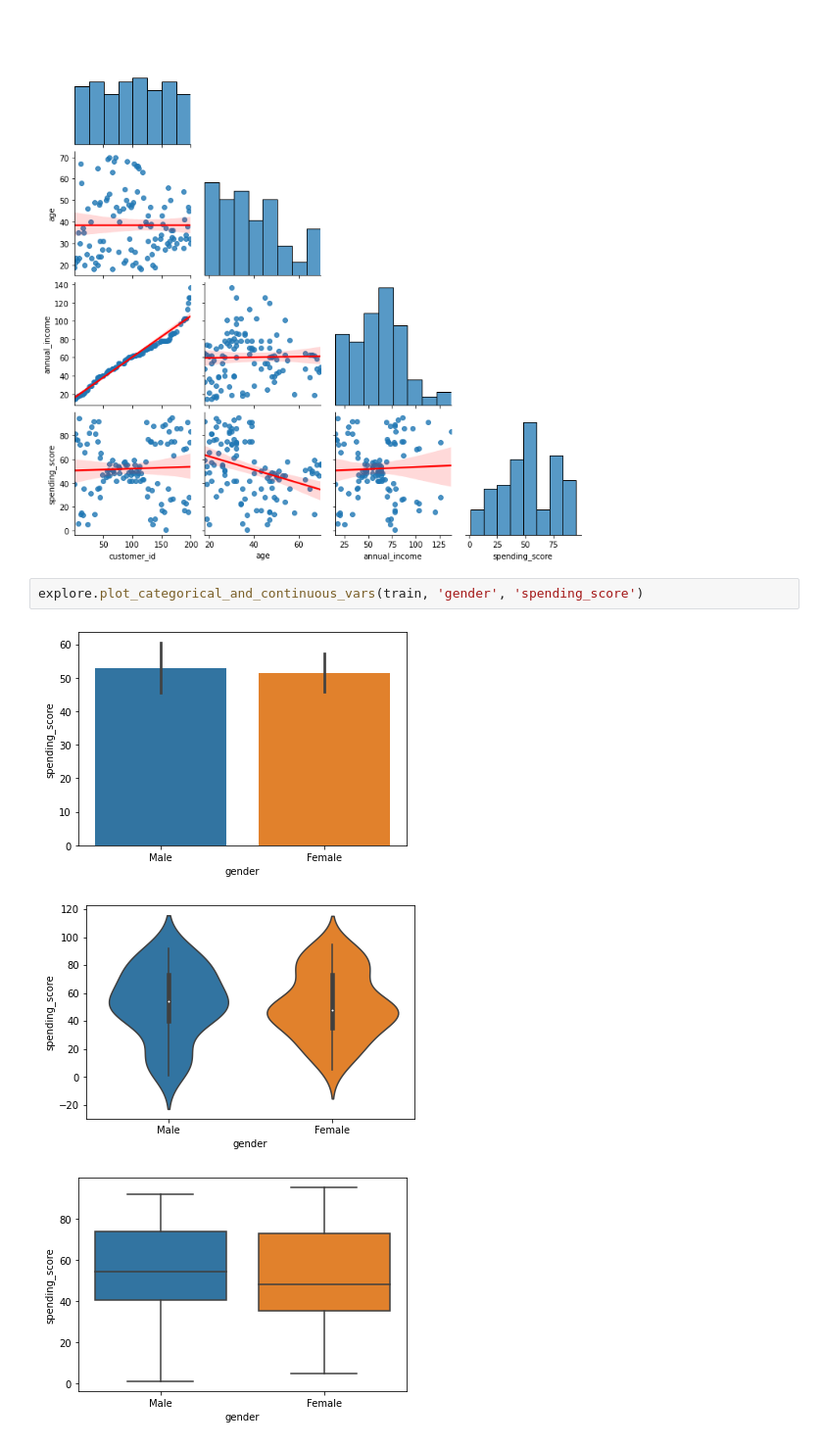
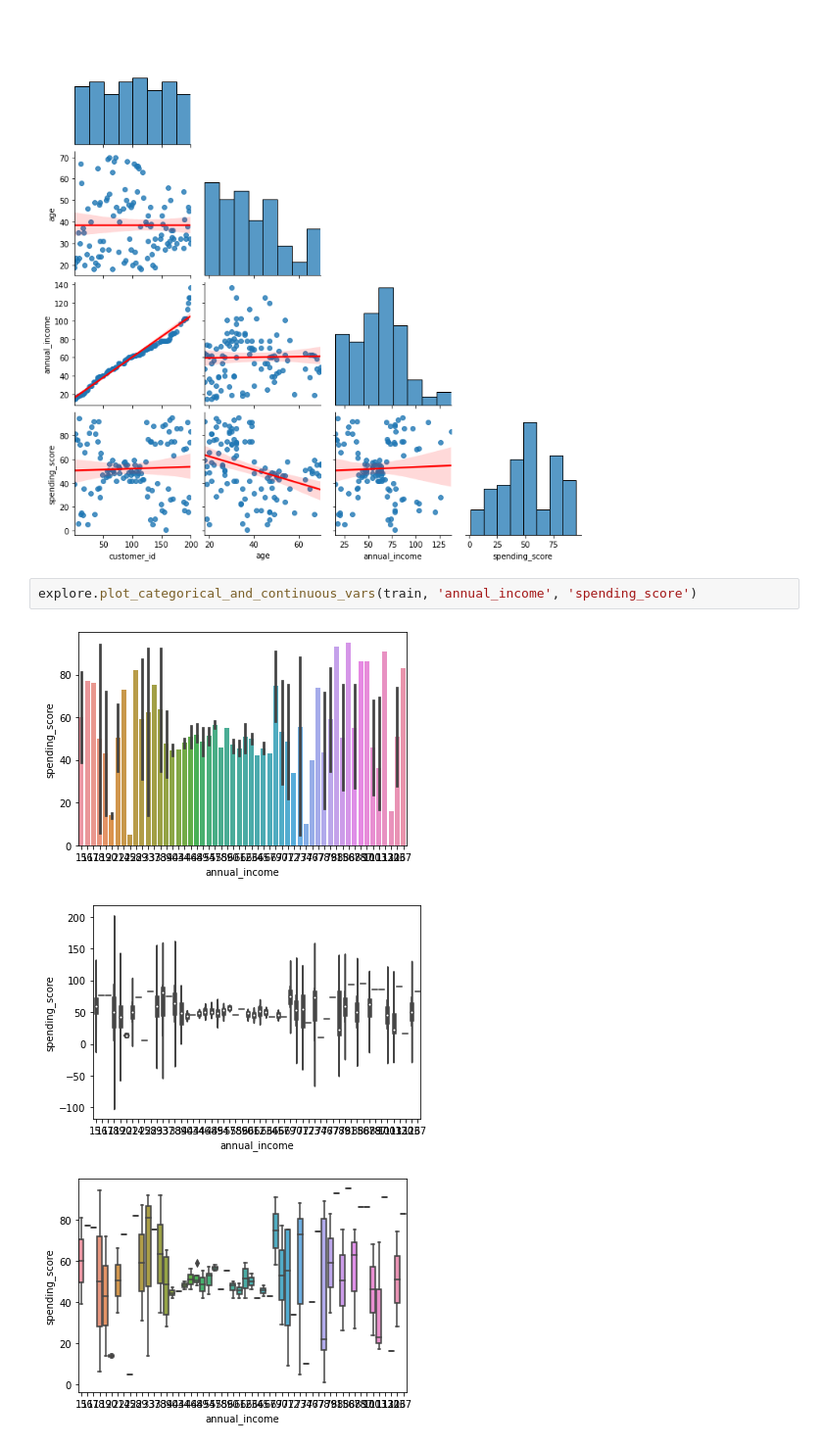
Before and after one commit to annah-vu/regression-exercises, a Jupyter notebook: mall.ipynb, the cells around one changed output. Shown at 98% size. Cells and saved outputs as stored; diff of their text form.

```diff
--- a/mall.ipynb
+++ b/mall.ipynb
@@ -45,8 +45,8 @@ explore.plot_variable_pairs(train)
 <seaborn.axisgrid.PairGrid at 0x...>
 [figure]
 # %%
-explore.plot_categorical_and_continuous_vars(train, 'gender', 'spending_score')
+explore.plot_categorical_and_continuous_vars(train, 'annual_income', 'spending_score')
 # %% [output]
-[figure, old version]
+[figure, new version]
-[figure, old version]
+[figure, new version]
-[figure, old version]
+[figure, new version]
```
Also changed, not shown: parts of 2 cells of this notebook.
